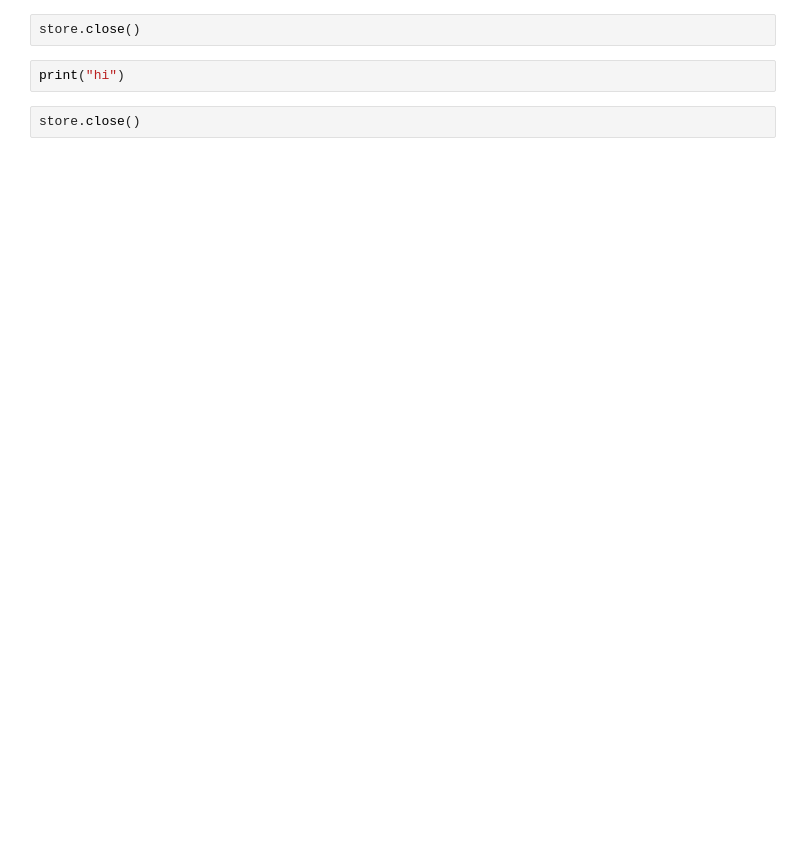
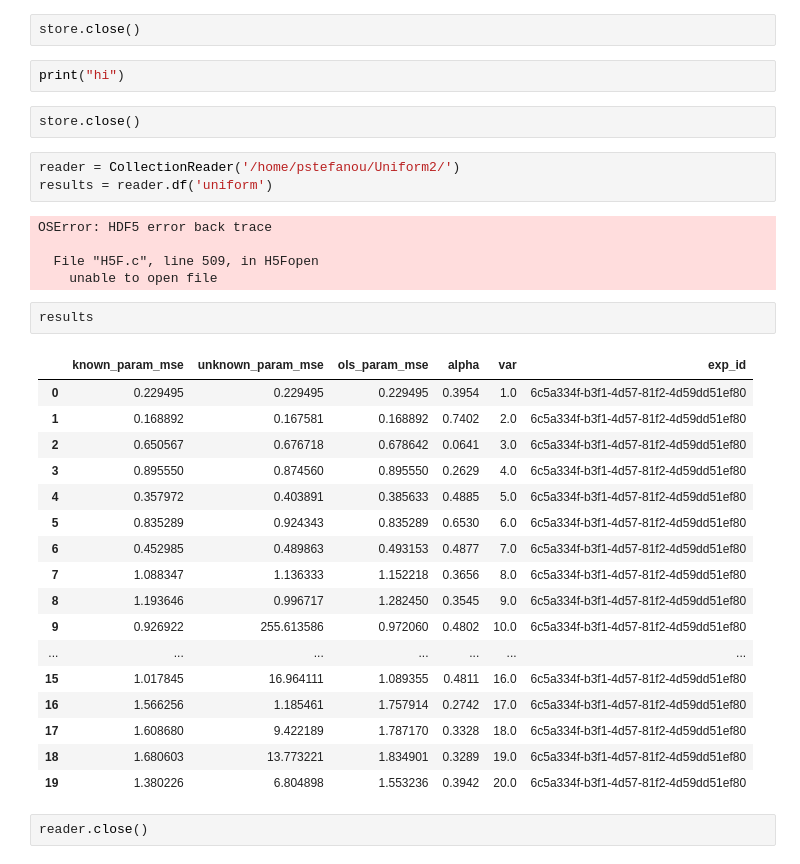
Before and after one commit to pstefanou12/delphi.ai, a Jupyter notebook: notebooks/Known, Unknown, Gradient Convergence, Uniform Weights.ipynb, the cells around one changed output. Saved outputs shown, nothing was run; the diff lists cells and outputs as text; blank space fills up the shorter version.

```diff
--- a/notebooks/Known, Unknown, Gradient Convergence, Uniform Weights.ipynb
+++ b/notebooks/Known, Unknown, Gradient Convergence, Uniform Weights.ipynb
@@ -176,5 +173,35 @@ store.close()
 print("hi")
 # %%
 store.close()
+# %%
+reader = CollectionReader('/home/pstefanou/Uniform2/')
+results = reader.df('uniform')
+# %% [output]
+OSError: HDF5 error back trace
+
+  File "H5F.c", line 509, in H5Fopen
+    unable to open file
+# %%
+results
+# %% [output]
+|  | known_param_mse | unknown_param_mse | ols_param_mse | alpha | var | exp_id |
+| 0 | 0.229495 | 0.229495 | 0.229495 | 0.3954 | 1.0 | 6c5a334f-b3f1-4d57-81f2-4d59dd51ef80 |
+| 1 | 0.168892 | 0.167581 | 0.168892 | 0.7402 | 2.0 | 6c5a334f-b3f1-4d57-81f2-4d59dd51ef80 |
+| 2 | 0.650567 | 0.676718 | 0.678642 | 0.0641 | 3.0 | 6c5a334f-b3f1-4d57-81f2-4d59dd51ef80 |
+| 3 | 0.895550 | 0.874560 | 0.895550 | 0.2629 | 4.0 | 6c5a334f-b3f1-4d57-81f2-4d59dd51ef80 |
+| 4 | 0.357972 | 0.403891 | 0.385633 | 0.4885 | 5.0 | 6c5a334f-b3f1-4d57-81f2-4d59dd51ef80 |
+| 5 | 0.835289 | 0.924343 | 0.835289 | 0.6530 | 6.0 | 6c5a334f-b3f1-4d57-81f2-4d59dd51ef80 |
+| 6 | 0.452985 | 0.489863 | 0.493153 | 0.4877 | 7.0 | 6c5a334f-b3f1-4d57-81f2-4d59dd51ef80 |
+| 7 | 1.088347 | 1.136333 | 1.152218 | 0.3656 | 8.0 | 6c5a334f-b3f1-4d57-81f2-4d59dd51ef80 |
+| 8 | 1.193646 | 0.996717 | 1.282450 | 0.3545 | 9.0 | 6c5a334f-b3f1-4d57-81f2-4d59dd51ef80 |
+| 9 | 0.926922 | 255.613586 | 0.972060 | 0.4802 | 10.0 | 6c5a334f-b3f1-4d57-81f2-4d59dd51ef80 |
+| ... | ... | ... | ... | ... | ... | ... |
+| 15 | 1.017845 | 16.964111 | 1.089355 | 0.4811 | 16.0 | 6c5a334f-b3f1-4d57-81f2-4d59dd51ef80 |
+| 16 | 1.566256 | 1.185461 | 1.757914 | 0.2742 | 17.0 | 6c5a334f-b3f1-4d57-81f2-4d59dd51ef80 |
+| 17 | 1.608680 | 9.422189 | 1.787170 | 0.3328 | 18.0 | 6c5a334f-b3f1-4d57-81f2-4d59dd51ef80 |
+| 18 | 1.680603 | 13.773221 | 1.834901 | 0.3289 | 19.0 | 6c5a334f-b3f1-4d57-81f2-4d59dd51ef80 |
+| 19 | 1.380226 | 6.804898 | 1.553236 | 0.3942 | 20.0 | 6c5a334f-b3f1-4d57-81f2-4d59dd51ef80 |
+# %%
+reader.close()
 # %%
 # %% [output]
```
Also changed, not shown: parts of 9 cells of this notebook, 1 other file.
